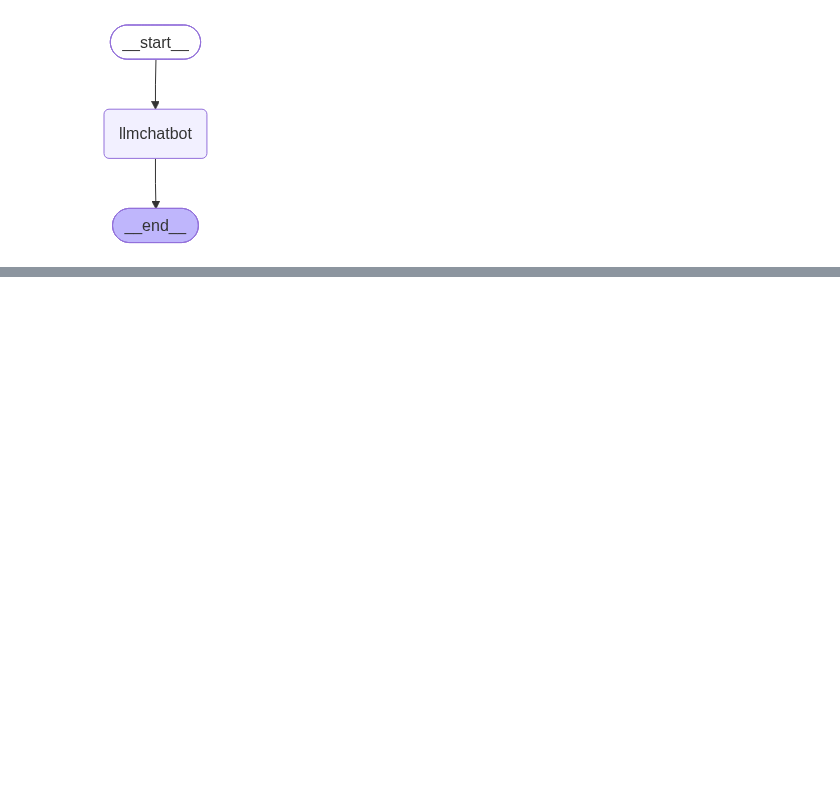
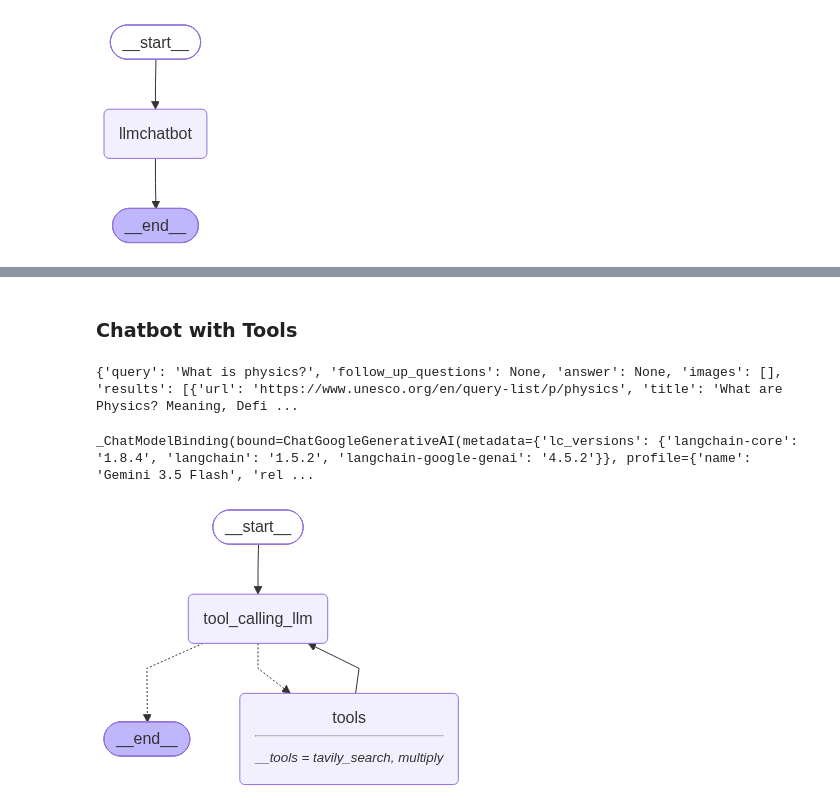
Before and after one commit to Abhrxdip/LangChain, a Jupyter notebook: 1-BasicChatbot/1-basicchatbot.ipynb, the cells around one changed output, grey strips where cells are left out. Drawn from its saved outputs; the diff is of its cells as text; code cells hidden in the pictures; blank space fills up the shorter version.

```diff
--- a/1-BasicChatbot/1-basicchatbot.ipynb
+++ b/1-BasicChatbot/1-basicchatbot.ipynb
@@ -108,0 +109,76 @@ graph.invoke({"messages":"hi"})
+# %% [markdown]
+### Chatbot with Tools
+# %%
+from langchain_tavily import TavilySearch
+import os
+from dotenv import load_dotenv
+
+load_dotenv(override=True)
+os.environ["TAVILY_API_KEY"] = os.getenv("TAVILY_API_KEY", "")
+tool = TavilySearch(max_results=2)
+
+# Execute a web search for the given query
+response = tool.invoke("What is physics?")
+
+# Display the search results
+print(response)
+# %% [output]
+{'query': 'What is physics?', 'follow_up_questions': None, 'answer': None, 'images': [], 'results': [{'url': 'https://www.unesco.org/en/query-list/p/physics', 'title': 'What are Physics? Meaning, Defi ...
+# %%
+def multiply(a:int,b:int)->int:
+    """Multiply a and b"""
+# %%
+tools=[tool,multiply]
+llm_with_tools=llm.bind_tools(tools)
+llm_with_tools
+# %% [output]
+_ChatModelBinding(bound=ChatGoogleGenerativeAI(metadata={'lc_versions': {'langchain-core': '1.8.4', 'langchain': '1.5.2', 'langchain-google-genai': '4.5.2'}}, profile={'name': 'Gemini 3.5 Flash', 'rel ...
+# %%
+# Import StateGraph to create the LangGraph workflow
+from langgraph.graph import StateGraph, START
+
+# Import ToolNode to execute tools and tools_condition to decide whether to execute tools
+from langgraph.prebuilt import ToolNode, tools_condition
+
+
+# Define a node function that sends conversation messages to the LLM
+def tool_calling_llm(state: State):
+
+    # Invoke the LLM with the current conversation history
+    # Return the LLM response as an update to the messages state
+    return {"messages": [llm_with_tools.invoke(state["messages"])]}
+
+
+# Create a graph builder using the previously defined State structure
+builder = StateGraph(State)
+
+# Register the LLM node
+# First argument: node name
+# Second argument: function that the node will execute
+builder.add_node("tool_calling_llm", tool_calling_llm)
+
+# Register the tools node
+# ToolNode automatically executes the tools requested by the LLM
+builder.add_node("tools", ToolNode(tools))
+
+
+# Add edges
+
+# Start the workflow from the LLM node
+builder.add_edge(START, "tool_calling_llm")
+
+# Decide whether to execute tools or finish the workflow
+builder.add_conditional_edges(
+    "tool_calling_llm",
+    tools_condition
+)
+
+# After executing tools, send the result back to the LLM
+builder.add_edge("tools", "tool_calling_llm")
+
+
+# Compile the graph
+graph = builder.compile()
+display(Image(graph.get_graph().draw_mermaid_png()))
+# %% [output]
+[figure, added]
```
Also changed, not shown: parts of 1 cell of this notebook, 3 other files.
